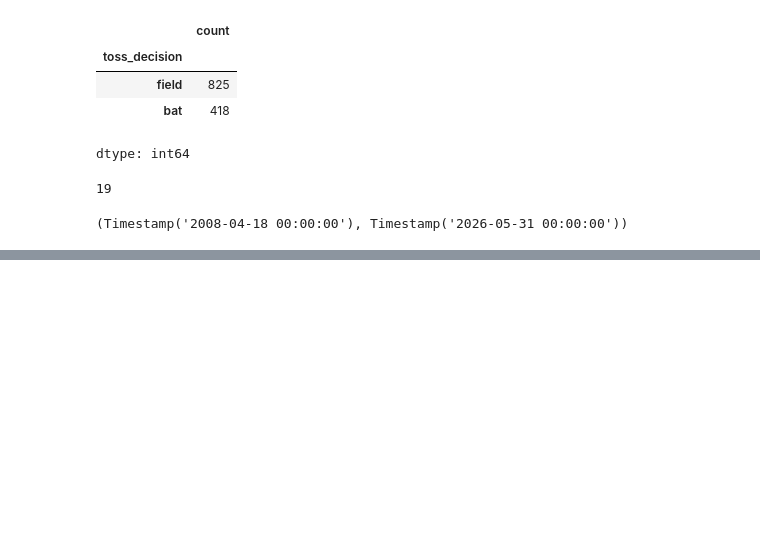
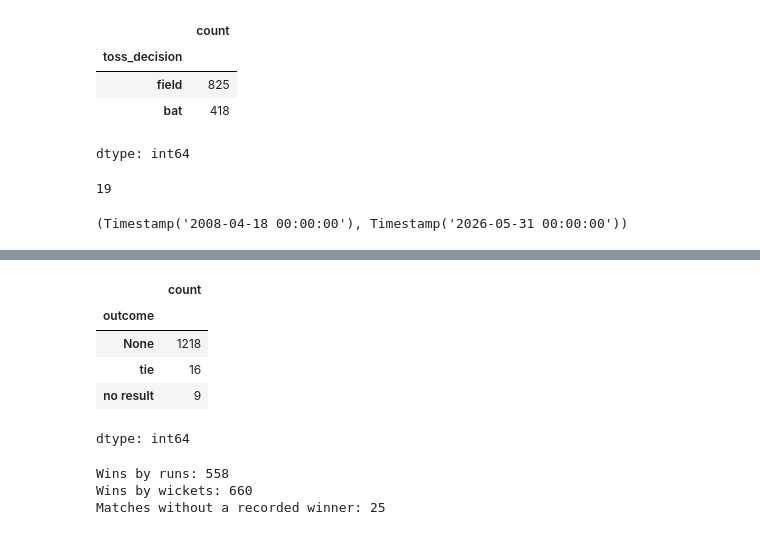
Before and after one commit to shubhampk37/data-analysis-practice, a Jupyter notebook: EDA/01_IPL/analysis.ipynb, the cells around one changed output, grey strips where cells are left out. Saved outputs shown, nothing was run; the diff lists cells and outputs as text; code cells hidden in the pictures; blank space fills up the shorter version.

```diff
--- a/EDA/01_IPL/analysis.ipynb
+++ b/EDA/01_IPL/analysis.ipynb
@@ -311,0 +346,17 @@ df["date"].min(), df["date"].max()
+# %%
+df["outcome"].value_counts(dropna=False)
+# %% [output]
+|  | count |
+| outcome |  |
+| None | 1218 |
+| tie | 16 |
+| no result | 9 |
+dtype: int64
+# %%
+print("Wins by runs:", df["winner_runs"].notna().sum())
+print("Wins by wickets:", df["winner_wickets"].notna().sum())
+print("Matches without a recorded winner:", df["winner"].isna().sum())
+# %% [output]
+Wins by runs: 558
+Wins by wickets: 660
+Matches without a recorded winner: 25
```
Also changed, not shown: parts of 13 cells of this notebook.
